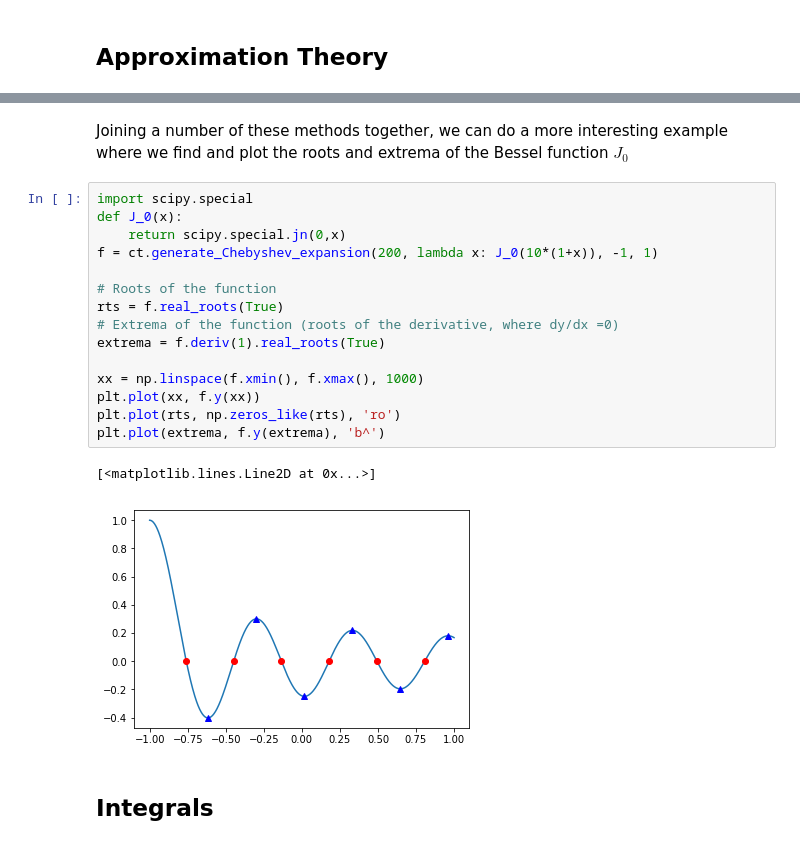
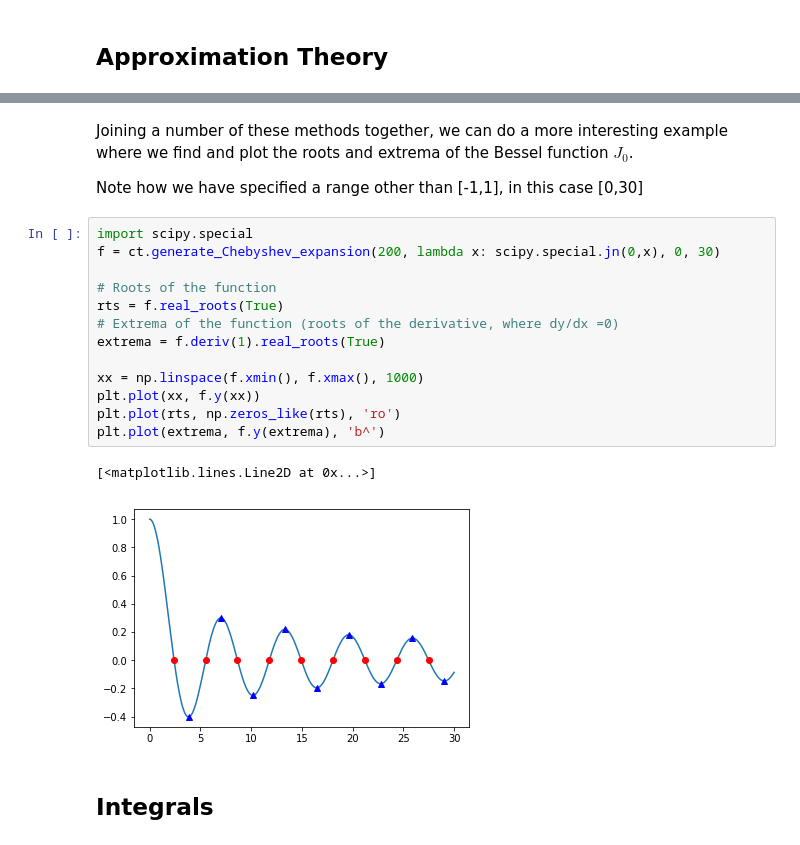
Before and after one commit to usnistgov/ChebTools, a Jupyter notebook: BattlesTrefethen.ipynb, the cells around one changed output, grey strips where cells are left out. Cells and saved outputs as stored; diff of their text form.

```diff
--- a/BattlesTrefethen.ipynb
+++ b/BattlesTrefethen.ipynb
@@ -128,24 +144,24 @@ ax2.plot(xx, np.abs(f(xx) - f_ax5.y(xx)))
 [figure]
 # %% [markdown]
-Joining a number of these methods together, we can do a more interesting example where we find and plot the roots and extrema of the Bessel function $J_0$
+Joining a number of these methods together, we can do a more interesting example where we find and plot the roots and extrema of the Bessel function $J_0$.
+
+Note how we have specified a range other than [-1,1], in this case [0,30]
 # %%
 import scipy.special
-def J_0(x):
-    return scipy.special.jn(0,x)
-f = ct.generate_Chebyshev_expansion(200, lambda x: J_0(10*(1+x)), -1, 1)
+f = ct.generate_Chebyshev_expansion(200, lambda x: scipy.special.jn(0,x), 0, 30)
 
 # Roots of the function
 rts = f.real_roots(True)
 # Extrema of the function (roots of the derivative, where dy/dx =0)
 extrema = f.deriv(1).real_roots(True)
 
 xx = np.linspace(f.xmin(), f.xmax(), 1000)
 plt.plot(xx, f.y(xx))
 plt.plot(rts, np.zeros_like(rts), 'ro')
 plt.plot(extrema, f.y(extrema), 'b^')
 # %% [output]
 [<matplotlib.lines.Line2D at 0x...>]
-[figure, old version]
+[figure, new version]
 # %% [markdown]
 ## Integrals
 # %% [markdown]
```
Also changed, not shown: parts of 17 cells of this notebook.
